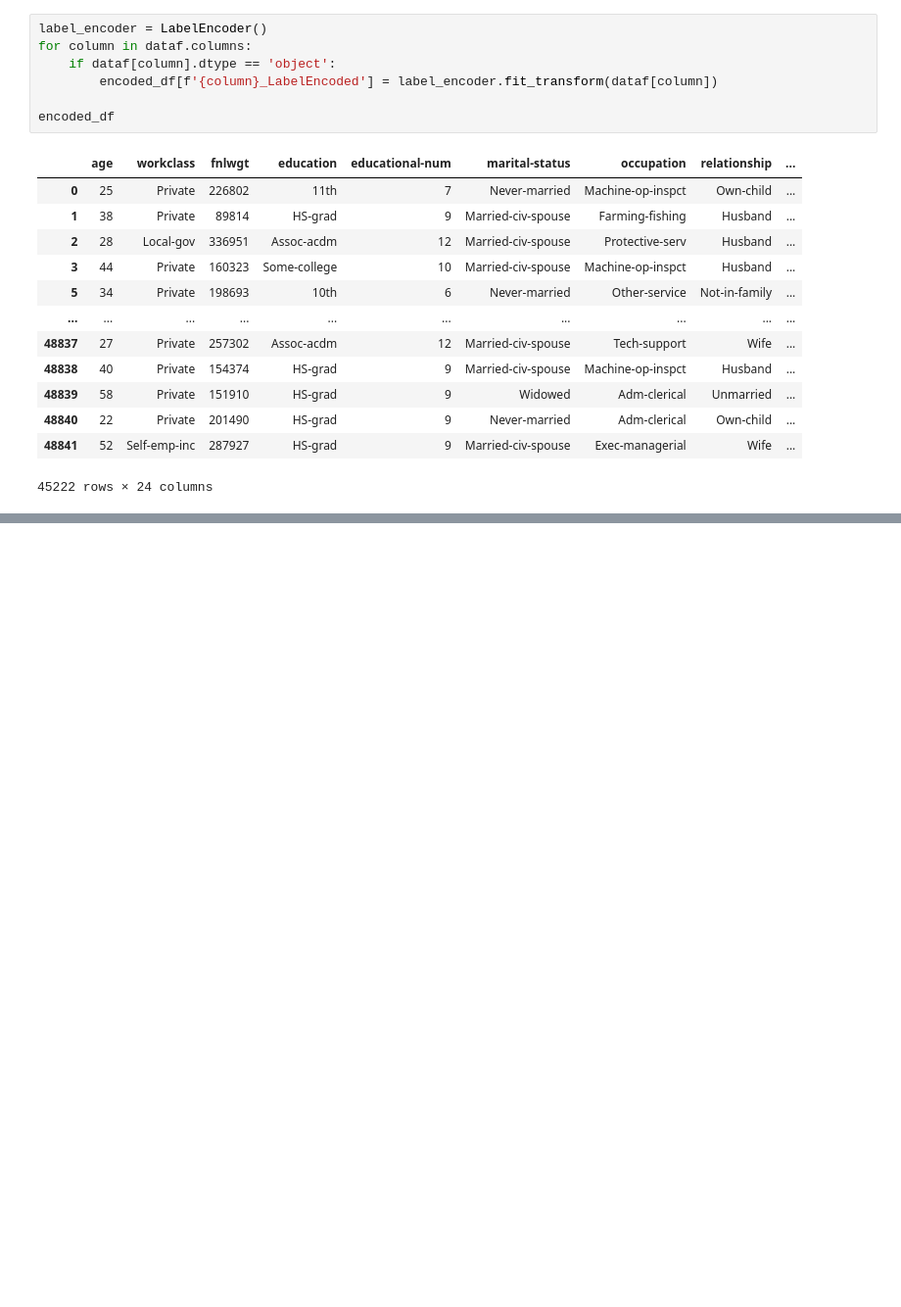
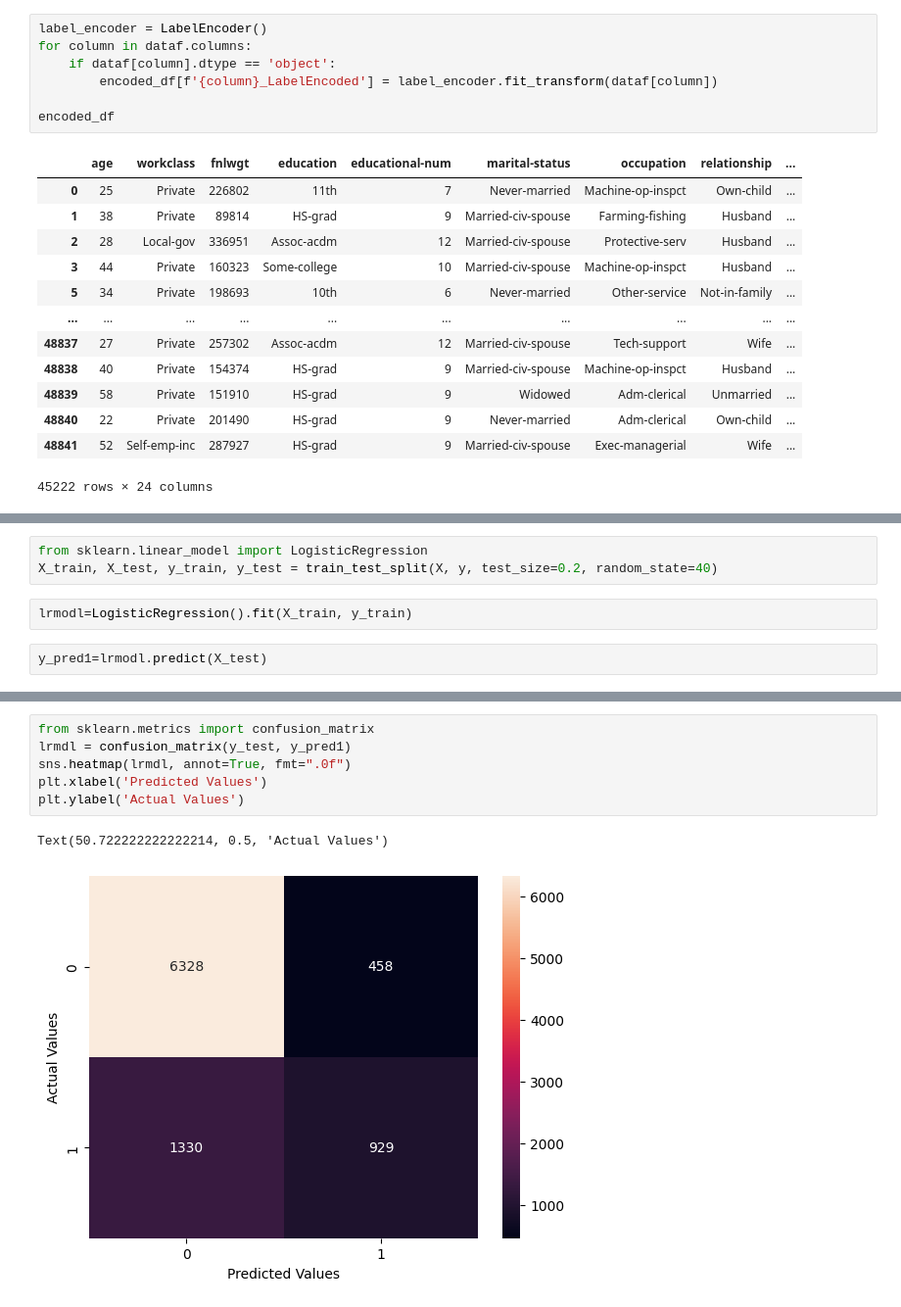
Before and after one commit to yldrmgaye/sislab-final, a Jupyter notebook: main.ipynb, the cells around one changed output, grey strips where cells are left out. Shown at 98% size. Drawn from its saved outputs; the diff is of its cells as text; blank space fills up the shorter version.

```diff
--- a/main.ipynb
+++ b/main.ipynb
@@ -290,0 +345,7 @@ Index(['age', 'workclass', 'fnlwgt', 'education', 'educational-num',
+# %%
+from sklearn.linear_model import LogisticRegression
+X_train, X_test, y_train, y_test = train_test_split(X, y, test_size=0.2, random_state=40)
+# %%
+lrmodl=LogisticRegression().fit(X_train, y_train)
+# %%
+y_pred1=lrmodl.predict(X_test)
@@ -290,0 +372,9 @@ Index(['age', 'workclass', 'fnlwgt', 'education', 'educational-num',
+# %%
+from sklearn.metrics import confusion_matrix
+lrmdl = confusion_matrix(y_test, y_pred1)
+sns.heatmap(lrmdl, annot=True, fmt=".0f")
+plt.xlabel('Predicted Values')
+plt.ylabel('Actual Values')
+# %% [output]
+Text(50.722222222222214, 0.5, 'Actual Values')
+[figure, added]
```
Also changed, not shown: parts of 18 cells of this notebook.
